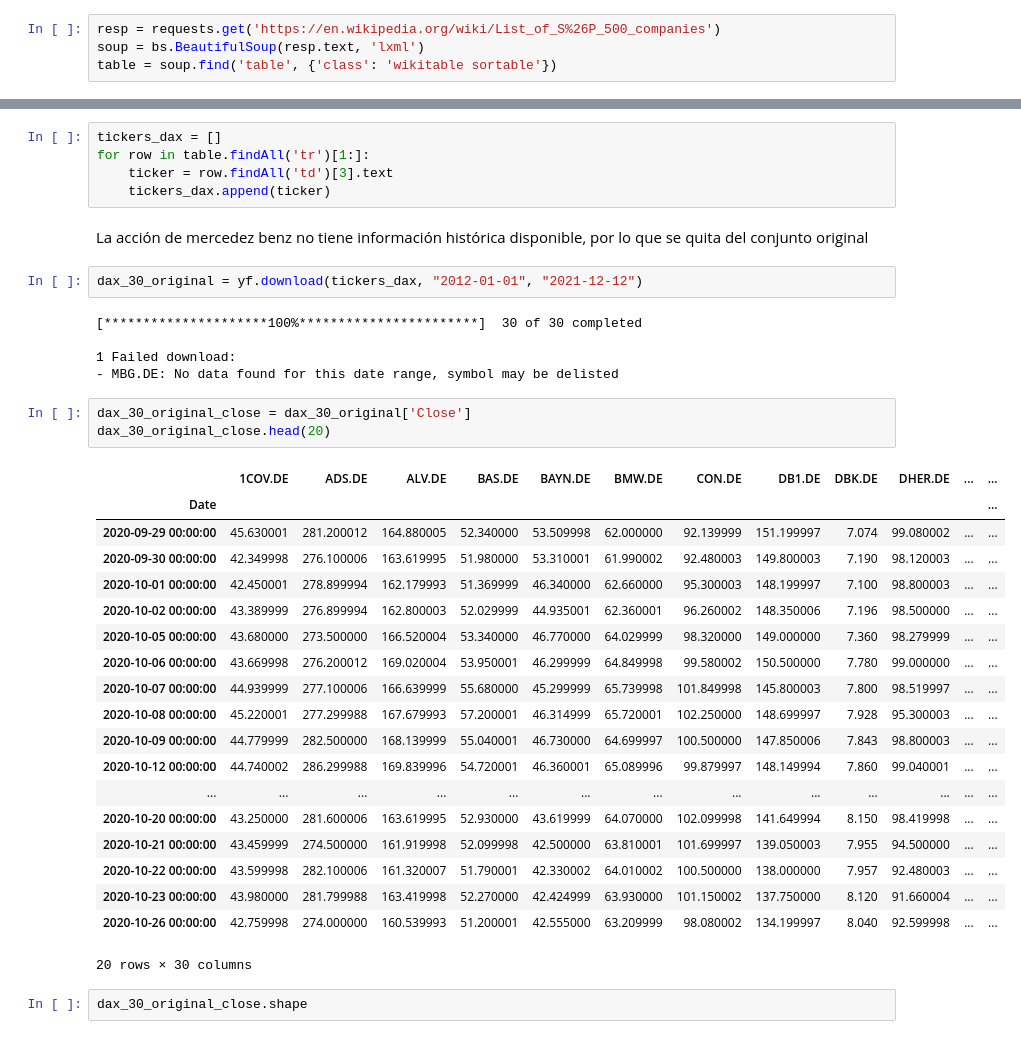
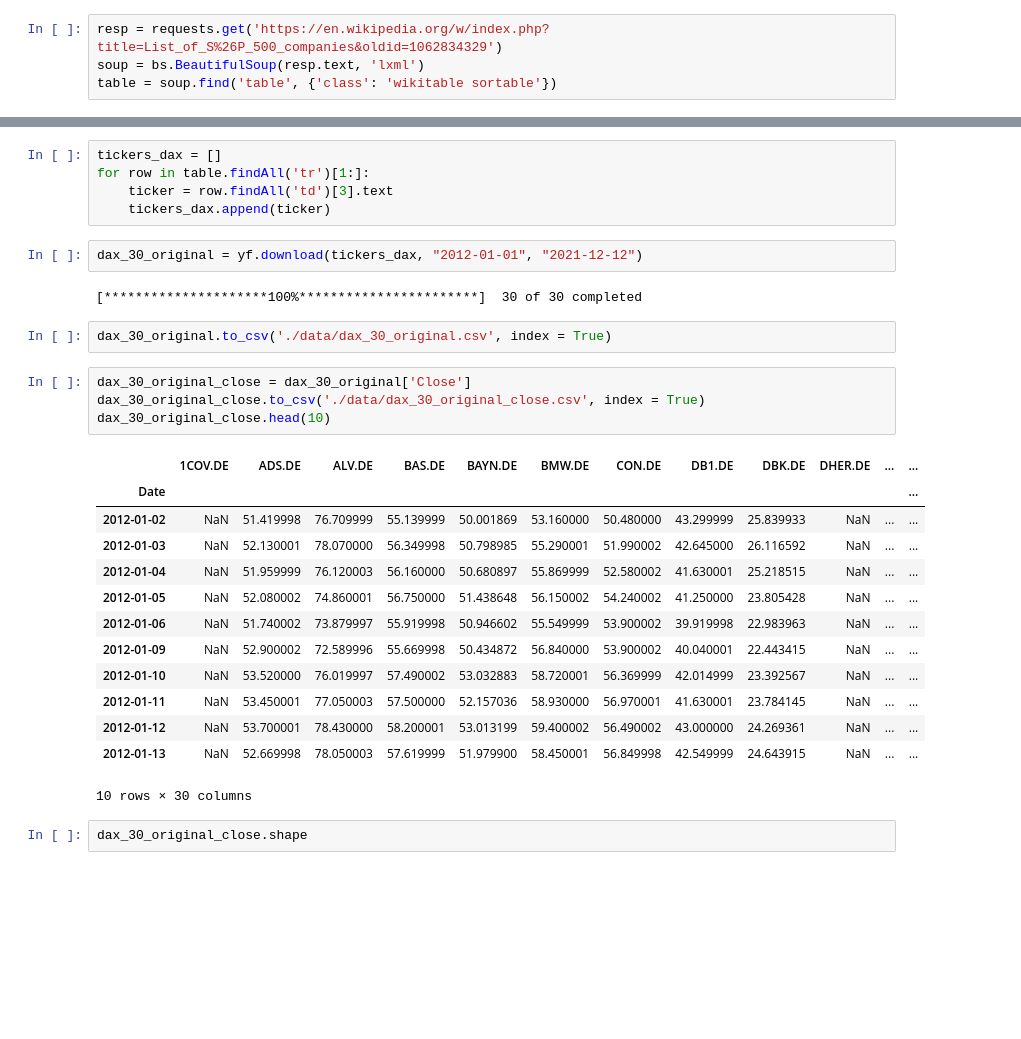
Before and after one commit to jduarte00/tesis, a Jupyter notebook: DataSets.ipynb, the cells around one changed output, grey strips where cells are left out. Cells and saved outputs as stored; diff of their text form; blank space fills up the shorter version.

```diff
--- a/DataSets.ipynb
+++ b/DataSets.ipynb
@@ -88,7 +88,7 @@ Para ver la composición del índice en otros tiempos consultar las versiones en
 # %% [markdown]
 A continuación se hace el web scraping de los componentes del S&P 500 a finales del 2021 en la versión de archivo de Wikipedia y mediante Beautifull Soup se obtienen los tickers correspondientes.
 # %%
-resp = requests.get('https://en.wikipedia.org/wiki/List_of_S%26P_500_companies')
+resp = requests.get('https://en.wikipedia.org/w/index.php?title=List_of_S%26P_500_companies&oldid=1062834329')
 soup = bs.BeautifulSoup(resp.text, 'lxml')
 table = soup.find('table', {'class': 'wikitable sortable'})
 # %%
@@ -536,38 +474,30 @@ tickers_dax = []
 for row in table.findAll('tr')[1:]:
     ticker = row.findAll('td')[3].text
     tickers_dax.append(ticker)
-# %% [markdown]
-La acción de mercedez benz no tiene información histórica disponible, por lo que se quita del conjunto original
 # %%
 dax_30_original = yf.download(tickers_dax, "2012-01-01", "2021-12-12")
 # %% [output]
 [*********************100%***********************]  30 of 30 completed
-
-1 Failed download:
-- MBG.DE: No data found for this date range, symbol may be delisted
+# %%
+dax_30_original.to_csv('./data/dax_30_original.csv', index = True)
 # %%
 dax_30_original_close = dax_30_original['Close']
-dax_30_original_close.head(20)
+dax_30_original_close.to_csv('./data/dax_30_original_close.csv', index = True)
+dax_30_original_close.head(10)
 # %% [output]
 |  | 1COV.DE | ADS.DE | ALV.DE | BAS.DE | BAYN.DE | BMW.DE | CON.DE | DB1.DE | DBK.DE | DHER.DE | ... | ... |
 | Date |  |  |  |  |  |  |  |  |  |  |  | ... |
-| 2020-09-29 00:00:00 | 45.630001 | 281.200012 | 164.880005 | 52.340000 | 53.509998 | 62.000000 | 92.139999 | 151.199997 | 7.074 | 99.080002 | ... | ... |
-| 2020-09-30 00:00:00 | 42.349998 | 276.100006 | 163.619995 | 51.980000 | 53.310001 | 61.990002 | 92.480003 | 149.800003 | 7.190 | 98.120003 | ... | ... |
-| 2020-10-01 00:00:00 | 42.450001 | 278.899994 | 162.179993 | 51.369999 | 46.340000 | 62.660000 | 95.300003 | 148.199997 | 7.100 | 98.800003 | ... | ... |
-| 2020-10-02 00:00:00 | 43.389999 | 276.899994 | 162.800003 | 52.029999 | 44.935001 | 62.360001 | 96.260002 | 148.350006 | 7.196 | 98.500000 | ... | ... |
-| 2020-10-05 00:00:00 | 43.680000 | 273.500000 | 166.520004 | 53.340000 | 46.770000 | 64.029999 | 98.320000 | 149.000000 | 7.360 | 98.279999 | ... | ... |
-| 2020-10-06 00:00:00 | 43.669998 | 276.200012 | 169.020004 | 53.950001 | 46.299999 | 64.849998 | 99.580002 | 150.500000 | 7.780 | 99.000000 | ... | ... |
-| 2020-10-07 00:00:00 | 44.939999 | 277.100006 | 166.639999 | 55.680000 | 45.299999 | 65.739998 | 101.849998 | 145.800003 | 7.800 | 98.519997 | ... | ... |
-| 2020-10-08 00:00:00 | 45.220001 | 277.299988 | 167.679993 | 57.200001 | 46.314999 | 65.720001 | 102.250000 | 148.699997 | 7.928 | 95.300003 | ... | ... |
-| 2020-10-09 00:00:00 | 44.779999 | 282.500000 | 168.139999 | 55.040001 | 46.730000 | 64.699997 | 100.500000 | 147.850006 | 7.843 | 98.800003 | ... | ... |
-| 2020-10-12 00:00:00 | 44.740002 | 286.299988 | 169.839996 | 54.720001 | 46.360001 | 65.089996 | 99.879997 | 148.149994 | 7.860 | 99.040001 | ... | ... |
-| ... | ... | ... | ... | ... | ... | ... | ... | ... | ... | ... | ... | ... |
-| 2020-10-20 00:00:00 | 43.250000 | 281.600006 | 163.619995 | 52.930000 | 43.619999 | 64.070000 | 102.099998 | 141.649994 | 8.150 | 98.419998 | ... | ... |
-| 2020-10-21 00:00:00 | 43.459999 | 274.500000 | 161.919998 | 52.099998 | 42.500000 | 63.810001 | 101.699997 | 139.050003 | 7.955 | 94.500000 | ... | ... |
-| 2020-10-22 00:00:00 | 43.599998 | 282.100006 | 161.320007 | 51.790001 | 42.330002 | 64.010002 | 100.500000 | 138.000000 | 7.957 | 92.480003 | ... | ... |
-| 2020-10-23 00:00:00 | 43.980000 | 281.799988 | 163.419998 | 52.270000 | 42.424999 | 63.930000 | 101.150002 | 137.750000 | 8.120 | 91.660004 | ... | ... |
-| 2020-10-26 00:00:00 | 42.759998 | 274.000000 | 160.539993 | 51.200001 | 42.555000 | 63.209999 | 98.080002 | 134.199997 | 8.040 | 92.599998 | ... | ... |
+| 2012-01-02 | NaN | 51.419998 | 76.709999 | 55.139999 | 50.001869 | 53.160000 | 50.480000 | 43.299999 | 25.839933 | NaN | ... | ... |
+| 2012-01-03 | NaN | 52.130001 | 78.070000 | 56.349998 | 50.798985 | 55.290001 | 51.990002 | 42.645000 | 26.116592 | NaN | ... | ... |
+| 2012-01-04 | NaN | 51.959999 | 76.120003 | 56.160000 | 50.680897 | 55.869999 | 52.580002 | 41.630001 | 25.218515 | NaN | ... | ... |
+| 2012-01-05 | NaN | 52.080002 | 74.860001 | 56.750000 | 51.438648 | 56.150002 | 54.240002 | 41.250000 | 23.805428 | NaN | ... | ... |
+| 2012-01-06 | NaN | 51.740002 | 73.879997 | 55.919998 | 50.946602 | 55.549999 | 53.900002 | 39.919998 | 22.983963 | NaN | ... | ... |
+| 2012-01-09 | NaN | 52.900002 | 72.589996 | 55.669998 | 50.434872 | 56.840000 | 53.900002 | 40.040001 | 22.443415 | NaN | ... | ... |
+| 2012-01-10 | NaN | 53.520000 | 76.019997 | 57.490002 | 53.032883 | 58.720001 | 56.369999 | 42.014999 | 23.392567 | NaN | ... | ... |
+| 2012-01-11 | NaN | 53.450001 | 77.050003 | 57.500000 | 52.157036 | 58.930000 | 56.970001 | 41.630001 | 23.784145 | NaN | ... | ... |
+| 2012-01-12 | NaN | 53.700001 | 78.430000 | 58.200001 | 53.013199 | 59.400002 | 56.490002 | 43.000000 | 24.269361 | NaN | ... | ... |
+| 2012-01-13 | NaN | 52.669998 | 78.050003 | 57.619999 | 51.979900 | 58.450001 | 56.849998 | 42.549999 | 24.643915 | NaN | ... | ... |
-20 rows × 30 columns
+10 rows × 30 columns
 # %%
 dax_30_original_close.shape
 # %% [output]
```
Also changed, not shown: parts of 172 cells of this notebook, 21 other files.
